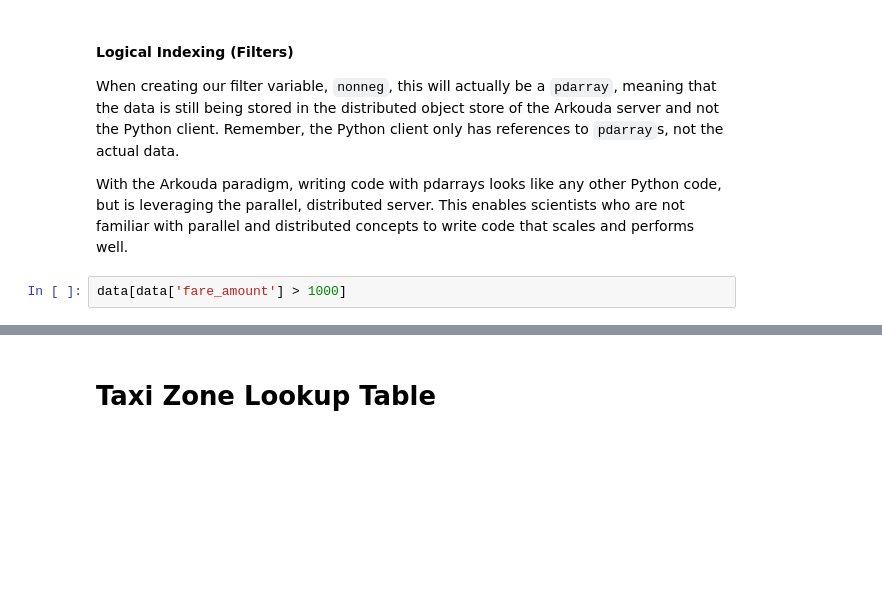
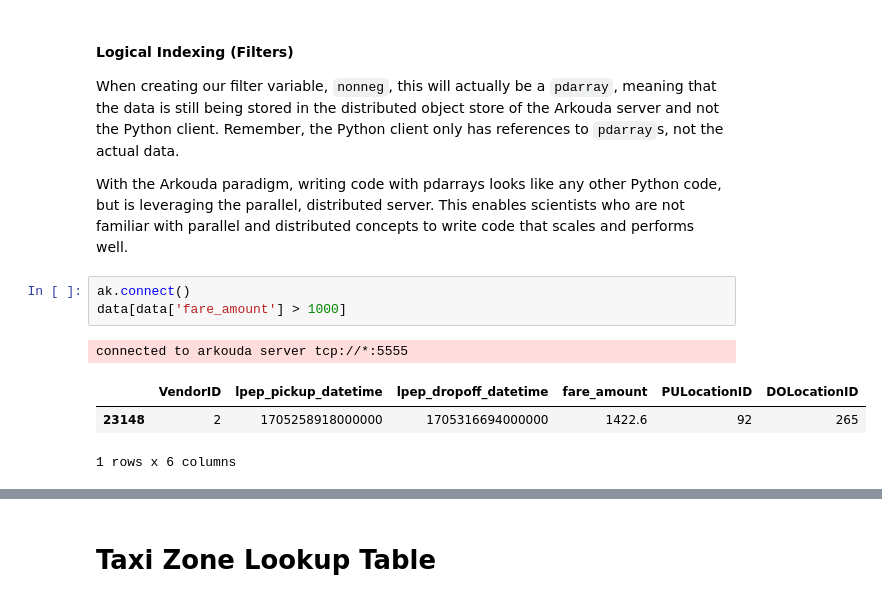
Before and after one commit to bmcdonald3/arkouda, a Jupyter notebook: CUG_tutorial_clean.ipynb, the cells around one changed output, grey strips where cells are left out. Saved outputs shown, nothing was run; the diff lists cells and outputs as text; blank space fills up the shorter version.

```diff
--- a/CUG_tutorial_clean.ipynb
+++ b/CUG_tutorial_clean.ipynb
@@ -127,5 +160,11 @@ When creating our filter variable, `nonneg`, this will actually be a `pdarray`,
 
 With the Arkouda paradigm, writing code with pdarrays looks like any other Python code, but is leveraging the parallel, distributed server. This enables scientists who are not familiar with parallel and distributed concepts to write code that scales and performs well.
 # %%
+ak.connect()
 data[data['fare_amount'] > 1000]
+# %% [output]
+connected to arkouda server tcp://*:5555
+|  | VendorID | lpep_pickup_datetime | lpep_dropoff_datetime | fare_amount | PULocationID | DOLocationID |
+| 23148 | 2 | 1705258918000000 | 1705316694000000 | 1422.6 | 92 | 265 |
+1 rows x 6 columns
 # %%
```
Also changed, not shown: parts of 25 cells of this notebook.
